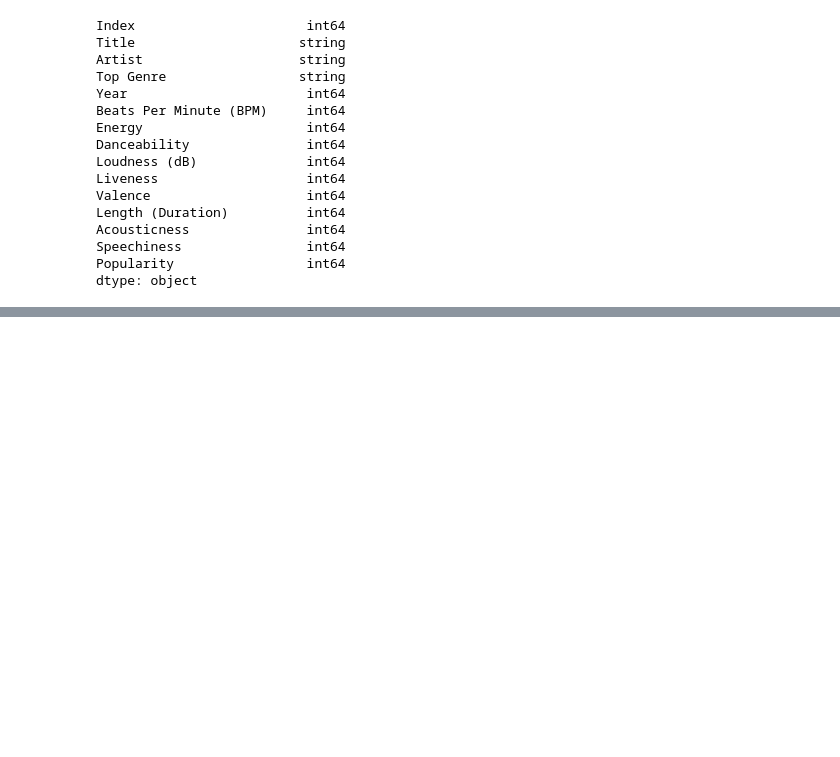
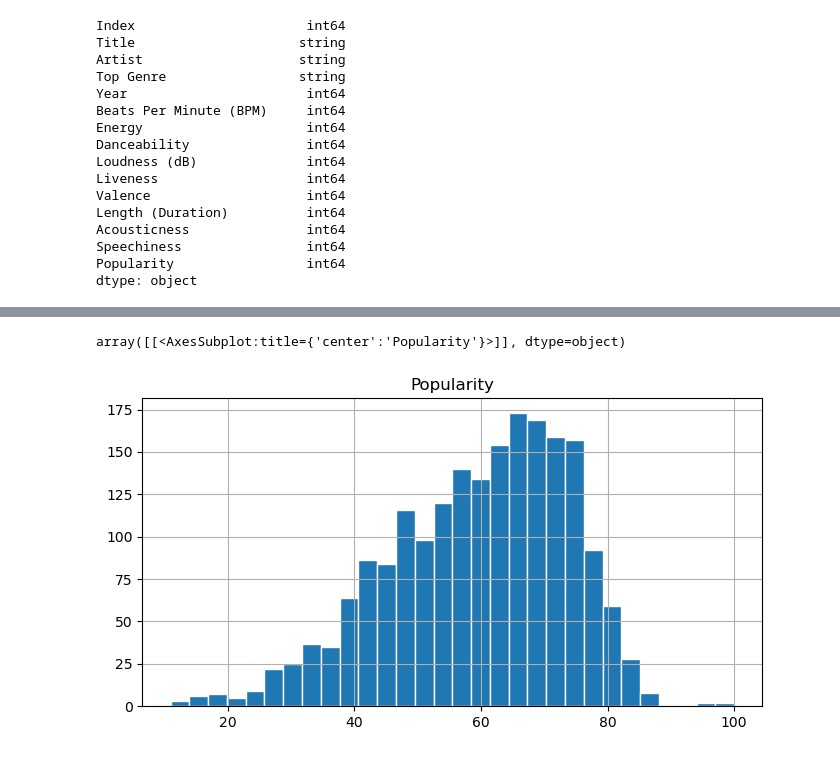
Before and after one commit to JarrettTo/CSMODEL, a Jupyter notebook: Untitled.ipynb, the cells around one changed output, grey strips where cells are left out. Drawn from its saved outputs; the diff is of its cells as text; code cells hidden in the pictures; blank space fills up the shorter version.

```diff
--- a/Untitled.ipynb
+++ b/Untitled.ipynb
@@ -101,0 +146,5 @@ df[(df['Length (Duration)'] >= 800)]
+# %%
+df.hist("Popularity", bins=30, edgecolor='w', figsize=(8, 4))
+# %% [output]
+array([[<AxesSubplot:title={'center':'Popularity'}>]], dtype=object)
+[figure, added]
```
Also changed, not shown: parts of 12 cells of this notebook.
